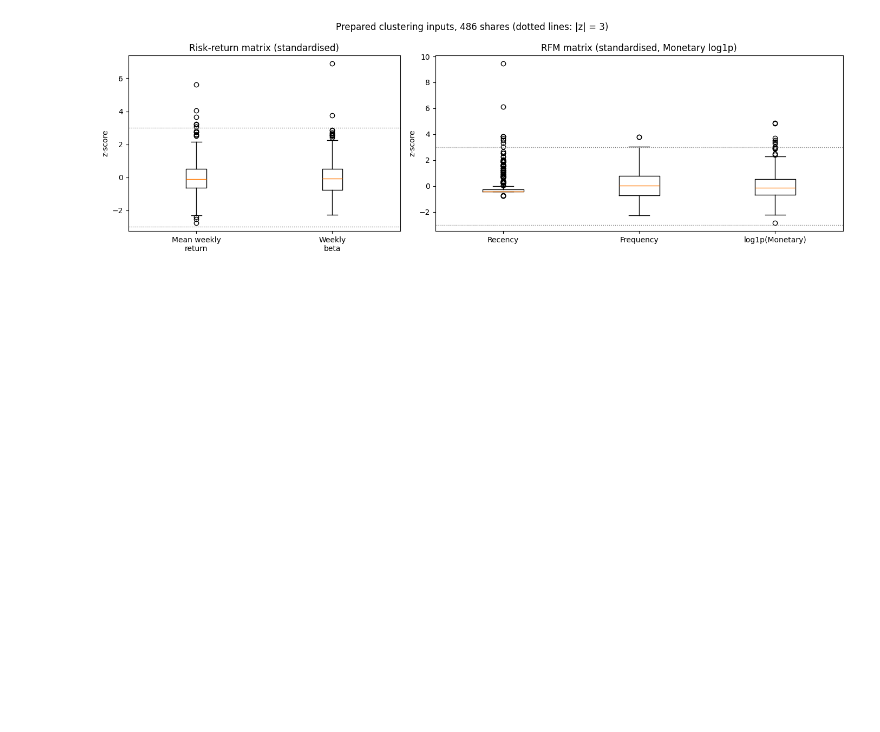
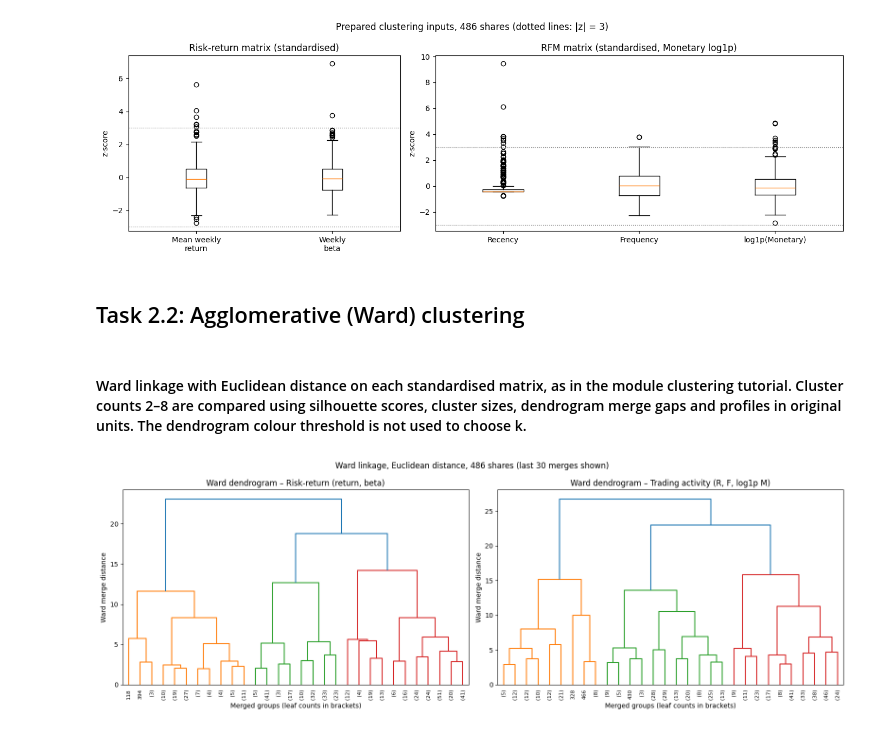
Before and after one commit to Dheena2411/CRM-CM-CW1, a Jupyter notebook: CRM&CM_CW1_T1_T2.ipynb, the cells around one changed output. Cells and saved outputs as stored; diff of their text form; code cells hidden in the pictures; blank space fills up the shorter version.

Commit message:
Task 2.2: Agglomerative (Ward) clustering

```diff
--- a/CRM&CM_CW1_T1_T2.ipynb
+++ b/CRM&CM_CW1_T1_T2.ipynb
@@ -922,3 +922,27 @@ plt.savefig("fig_2_1_prepared_features.png", dpi=150, bbox_inches="tight")
 plt.show()
 # %% [output]
 [figure]
+# %% [markdown]
+## Task 2.2: Agglomerative (Ward) clustering
+# %% [markdown]
+#### Ward linkage with Euclidean distance on each standardised matrix, as in the module clustering tutorial. Cluster counts 2–8 are compared using silhouette scores, cluster sizes, dendrogram merge gaps and profiles in original units. The dendrogram colour threshold is not used to choose k.
+# %%
+from scipy.cluster.hierarchy import linkage, dendrogram, fcluster
+from sklearn.metrics import silhouette_score
+
+L_rr  = linkage(Z_rr.values,  method="ward", metric="euclidean")
+L_rfm = linkage(Z_rfm.values, method="ward", metric="euclidean")
+
+fig, axes = plt.subplots(1, 2, figsize=(16, 5.5))
+for ax, L, title in [(axes[0], L_rr, "Risk-return (return, beta)"),
+                     (axes[1], L_rfm, "Trading activity (R, F, log1p M)")]:
+    dendrogram(L, ax=ax, truncate_mode="lastp", p=30, show_leaf_counts=True,
+               leaf_rotation=90, leaf_font_size=8)
+    ax.set(title=f"Ward dendrogram – {title}", xlabel="Merged groups (leaf counts in brackets)",
+           ylabel="Ward merge distance")
+plt.suptitle(f"Ward linkage, Euclidean distance, {len(common)} shares (last 30 merges shown)")
+plt.tight_layout()
+plt.savefig("fig_2_2_dendrograms.png", dpi=150, bbox_inches="tight")
+plt.show()
+# %% [output]
+[figure, added]
```
Also changed, not shown: parts of 2 cells of this notebook.
